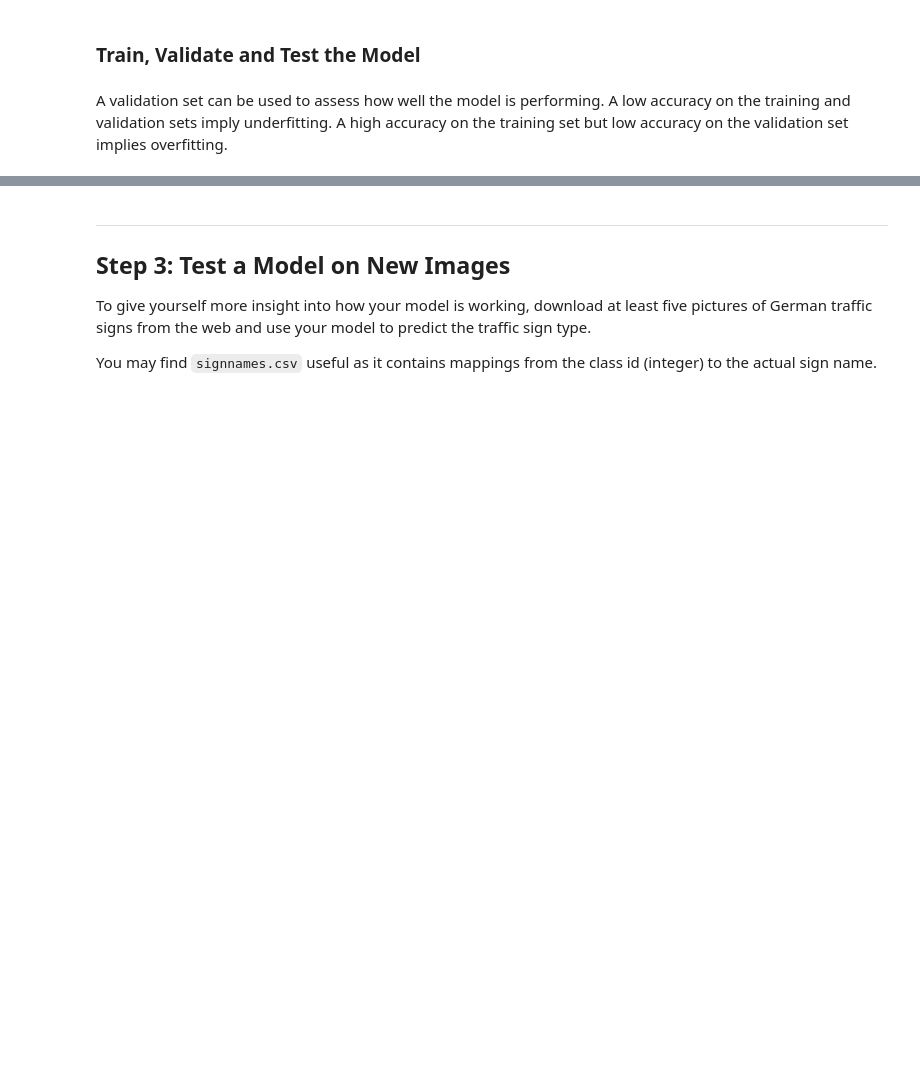
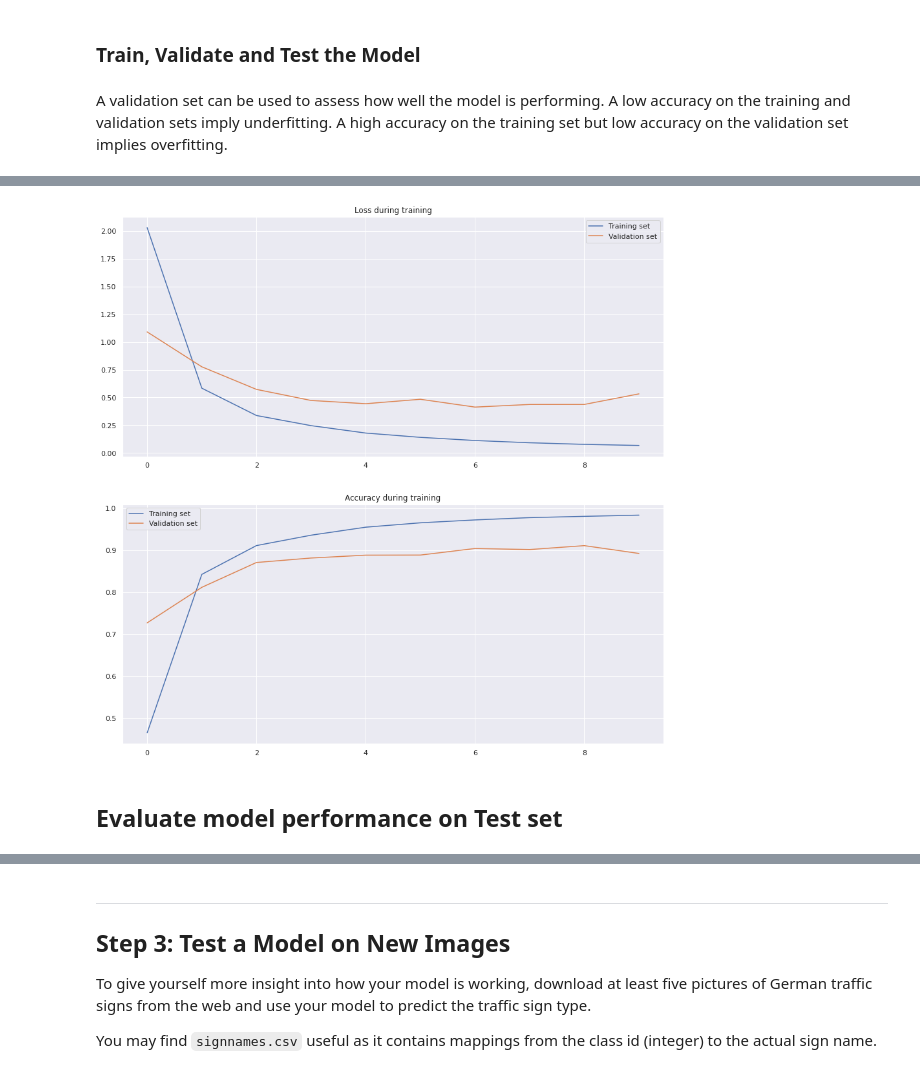
Before and after one commit to rodrigoAMF/SDCND-Udacity, a Jupyter notebook: P3-Traffic-Sign-Classifier/Traffic_Sign_Classifier.ipynb, the cells around one changed output, grey strips where cells are left out. Drawn from its saved outputs; the diff is of its cells as text; code cells hidden in the pictures; blank space fills up the shorter version.

```diff
--- a/P3-Traffic-Sign-Classifier/Traffic_Sign_Classifier.ipynb
+++ b/P3-Traffic-Sign-Classifier/Traffic_Sign_Classifier.ipynb
@@ -223,8 +180,16 @@ class DatasetGermanTrafficSign(Dataset):
 # %%
 ### Preprocess the data here. It is required to normalize the data. Other preprocessing steps could include
 ### converting to grayscale, etc.
+### Feel free to use as many code cells as needed.
+from sklearn.utils import shuffle
+import tensorflow as tf
 
-# Normalize the images
-X_train = X_train/255
-X_valid = X_valid/255
-X_test = X_test/255
+X_train = X_train/255.0
+X_valid = X_valid/255.0
+X_test = X_test/255.0
+
+X_train, y_train = shuffle(X_train, y_train)
+X_valid, y_valid = shuffle(X_valid, y_valid)
+X_test, y_test = shuffle(X_test, y_test)
+
+X_train.shape
@@ -388,0 +245,15 @@ Training stopped due to 15 epochs without improvement
+# %%
+EPOCHS = 10
+BATCH_SIZE = 128
+
+model.compile(optimizer='adam',
+              loss=losses.sparse_categorical_crossentropy,
+              metrics=['accuracy'])
+
+history = model.fit(X_train,
+                    y_train,
+                    batch_size=128,
+                    epochs=EPOCHS,
+                    validation_data=(X_valid, y_valid))
+
+model.save('models/model.h5')
@@ -388,0 +281,18 @@ Training stopped due to 15 epochs without improvement
+# %%
+fig, axs = plt.subplots(2, 1, figsize=(15, 15))
+
+axs[0].plot(history.history['loss'])
+axs[0].plot(history.history['val_loss'])
+axs[0].title.set_text('Loss during training')
+axs[0].legend(['Training set', 'Validation set'])
+
+axs[1].plot(history.history['accuracy'])
+axs[1].plot(history.history['val_accuracy'])
+axs[1].title.set_text('Accuracy during training')
+axs[1].legend(['Training set', 'Validation set'])
+
+plt.show()
+# %% [output]
+[figure, added]
+# %% [markdown]
+## Evaluate model performance on Test set
```
Also changed, not shown: parts of 25 cells of this notebook, 8 other files.
